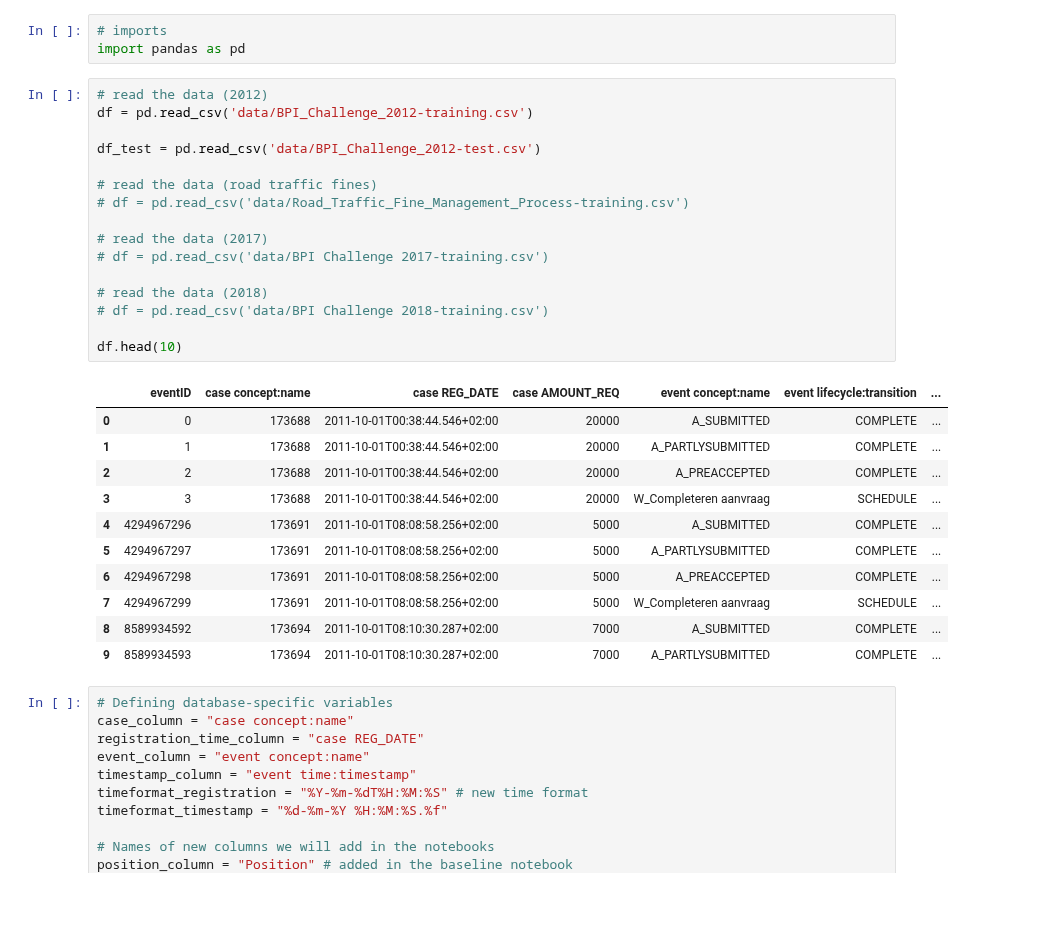
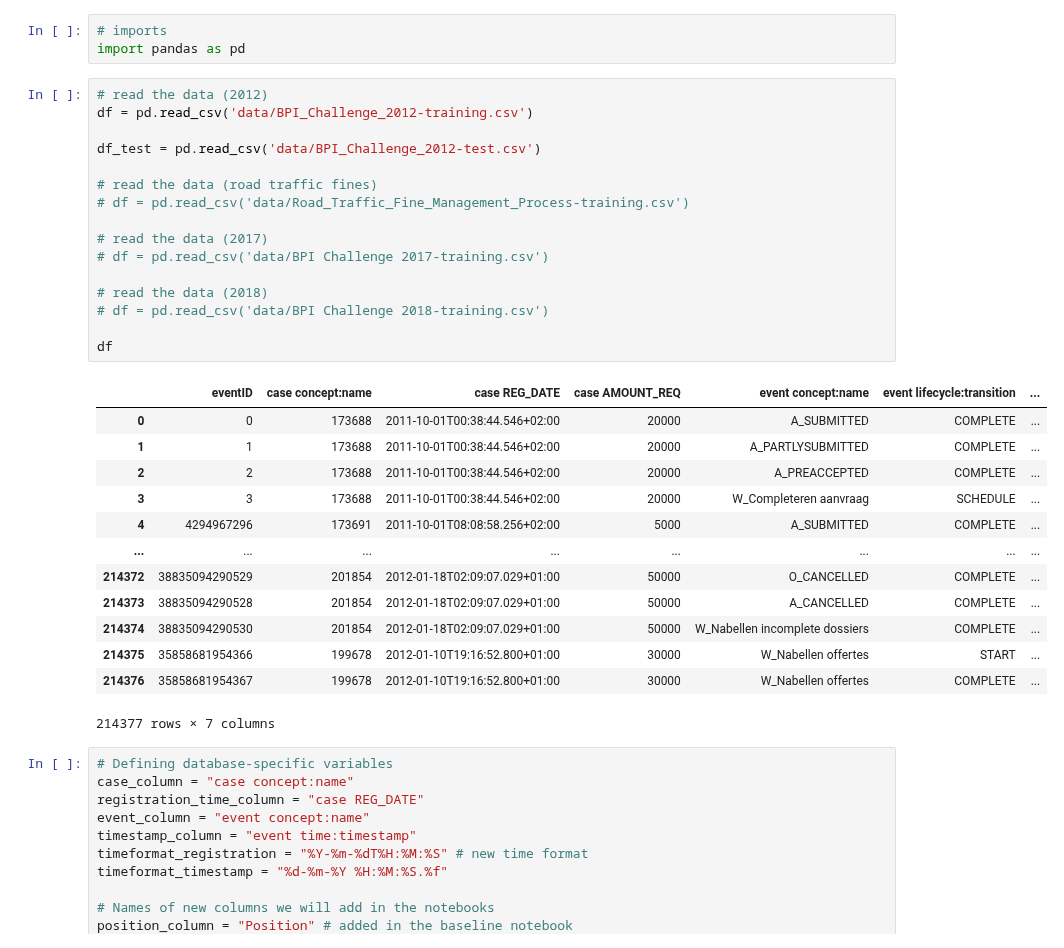
Before and after one commit to Elite-NL/Process_Mining, a Jupyter notebook: Deliverable Tool.ipynb, the cells around one changed output. Saved outputs shown, nothing was run; the diff lists cells and outputs as text; blank space fills up the shorter version.

```diff
--- a/Deliverable Tool.ipynb
+++ b/Deliverable Tool.ipynb
@@ -13,31 +13,33 @@ import pandas as pd
 # %%
 # read the data (2012)
 df = pd.read_csv('data/BPI_Challenge_2012-training.csv')
 
 df_test = pd.read_csv('data/BPI_Challenge_2012-test.csv')
 
 # read the data (road traffic fines)
 # df = pd.read_csv('data/Road_Traffic_Fine_Management_Process-training.csv')
 
 # read the data (2017)
 # df = pd.read_csv('data/BPI Challenge 2017-training.csv')
 
 # read the data (2018)
 # df = pd.read_csv('data/BPI Challenge 2018-training.csv')
 
-df.head(10)
+df
 # %% [output]
 |  | eventID | case concept:name | case REG_DATE | case AMOUNT_REQ | event concept:name | event lifecycle:transition | ... |
 | 0 | 0 | 173688 | 2011-10-01T00:38:44.546+02:00 | 20000 | A_SUBMITTED | COMPLETE | ... |
 | 1 | 1 | 173688 | 2011-10-01T00:38:44.546+02:00 | 20000 | A_PARTLYSUBMITTED | COMPLETE | ... |
 | 2 | 2 | 173688 | 2011-10-01T00:38:44.546+02:00 | 20000 | A_PREACCEPTED | COMPLETE | ... |
 | 3 | 3 | 173688 | 2011-10-01T00:38:44.546+02:00 | 20000 | W_Completeren aanvraag | SCHEDULE | ... |
 | 4 | 4294967296 | 173691 | 2011-10-01T08:08:58.256+02:00 | 5000 | A_SUBMITTED | COMPLETE | ... |
-| 5 | 4294967297 | 173691 | 2011-10-01T08:08:58.256+02:00 | 5000 | A_PARTLYSUBMITTED | COMPLETE | ... |
-| 6 | 4294967298 | 173691 | 2011-10-01T08:08:58.256+02:00 | 5000 | A_PREACCEPTED | COMPLETE | ... |
-| 7 | 4294967299 | 173691 | 2011-10-01T08:08:58.256+02:00 | 5000 | W_Completeren aanvraag | SCHEDULE | ... |
-| 8 | 8589934592 | 173694 | 2011-10-01T08:10:30.287+02:00 | 7000 | A_SUBMITTED | COMPLETE | ... |
-| 9 | 8589934593 | 173694 | 2011-10-01T08:10:30.287+02:00 | 7000 | A_PARTLYSUBMITTED | COMPLETE | ... |
+| ... | ... | ... | ... | ... | ... | ... | ... |
+| 214372 | 38835094290529 | 201854 | 2012-01-18T02:09:07.029+01:00 | 50000 | O_CANCELLED | COMPLETE | ... |
+| 214373 | 38835094290528 | 201854 | 2012-01-18T02:09:07.029+01:00 | 50000 | A_CANCELLED | COMPLETE | ... |
+| 214374 | 38835094290530 | 201854 | 2012-01-18T02:09:07.029+01:00 | 50000 | W_Nabellen incomplete dossiers | COMPLETE | ... |
+| 214375 | 35858681954366 | 199678 | 2012-01-10T19:16:52.800+01:00 | 30000 | W_Nabellen offertes | START | ... |
+| 214376 | 35858681954367 | 199678 | 2012-01-10T19:16:52.800+01:00 | 30000 | W_Nabellen offertes | COMPLETE | ... |
+214377 rows × 7 columns
 # %%
 # Defining database-specific variables
 case_column = "case concept:name"
```
Also changed, not shown: parts of 2 cells of this notebook, 1 other file.
